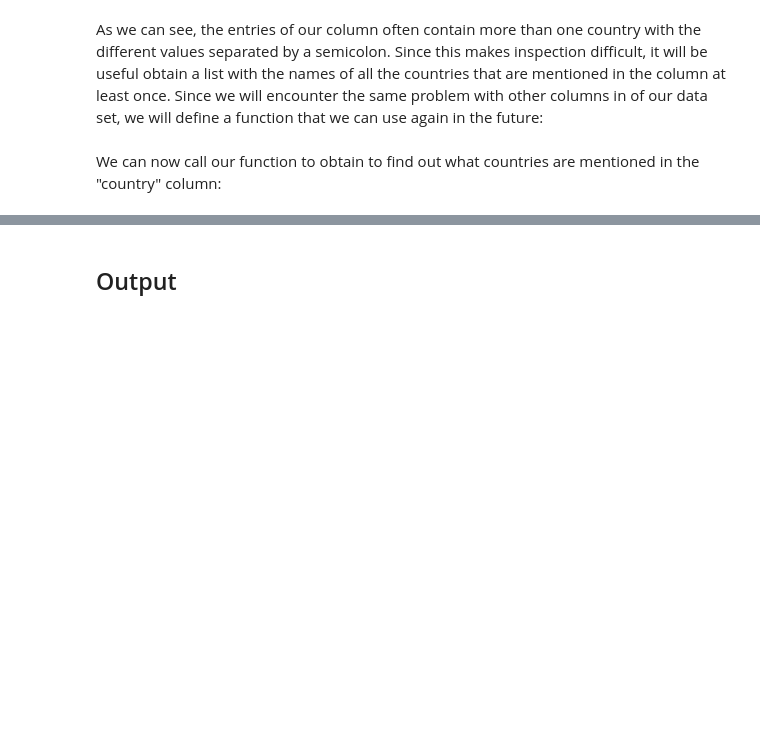
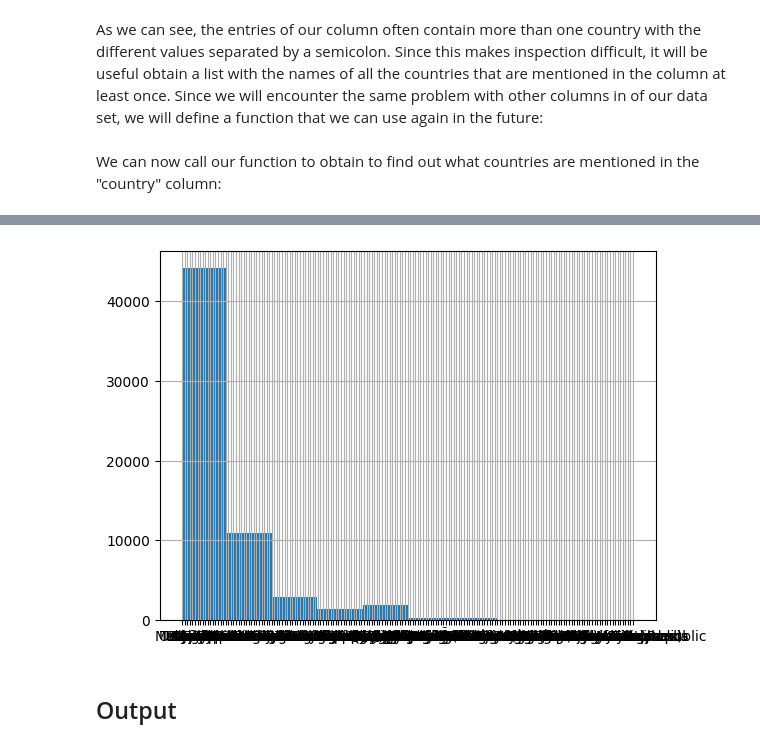
Before and after one commit to pdolano/retraction_project, a Jupyter notebook: 01a_general_data_cleaning.ipynb, the cells around one changed output, grey strips where cells are left out. Drawn from its saved outputs; the diff is of its cells as text; code cells hidden in the pictures; blank space fills up the shorter version.

Commit message:
made some progress adding analysis of country column to notebook 1a

```diff
--- a/01a_general_data_cleaning.ipynb
+++ b/01a_general_data_cleaning.ipynb
@@ -556,7 +556,7 @@ def column_unpacker(df, column):
 
     # Obtain list with unique entries from series
 
-    unique_entries_list = sorted(entries_series.unique())
+    unique_entries_series = sorted(entries_series.unique())
 
     # Obtain list with value counts of unique entries
 
@@ -564,18 +564,18 @@ def column_unpacker(df, column):
 
     # Return list with unique entries and list with value counts
 
-    return unique_entries_list, unique_entries_value_counts
+    return entries_series, unique_entries_series, unique_entries_value_counts
 # %% [markdown]
 We can now call our function to obtain to find out what countries are mentioned in the "country" column:
 # %%
 
 # Call column unpacker function
 
-country_series, country_counts = column_unpacker(df, "country")
+country_series, unique_country_series, country_counts = column_unpacker(df, "country")
 
 # Print length of country series
 
-print(f"Total number of countries in our data set is: {len(country_series)}.\n")
+print(f"Total number of individual countries in our data set is: {len(country_series)}.\n")
 
 # Visualize list with countries in "country" column
 
@@ -626,0 +624,13 @@ np.int64(902)
+# %%
+
+# Convert series to data frame to be able to use defined functions
+
+df_country_series = pd.DataFrame(country_series)
+
+# Verify name of column with country counts
+
+print(df_country_series.columns)
+
+# Call percentage_finder
+
+percentage_printer(df_country_series, "country")
@@ -627,3 +655,7 @@ np.int64(902)
+# %%
+histogram_printer(df_country_series, "country")
+# %% [output]
+[figure, added]
 # %% [markdown]
 ## Output
 # %% [markdown]
```
Also changed, not shown: parts of 7 cells of this notebook.
